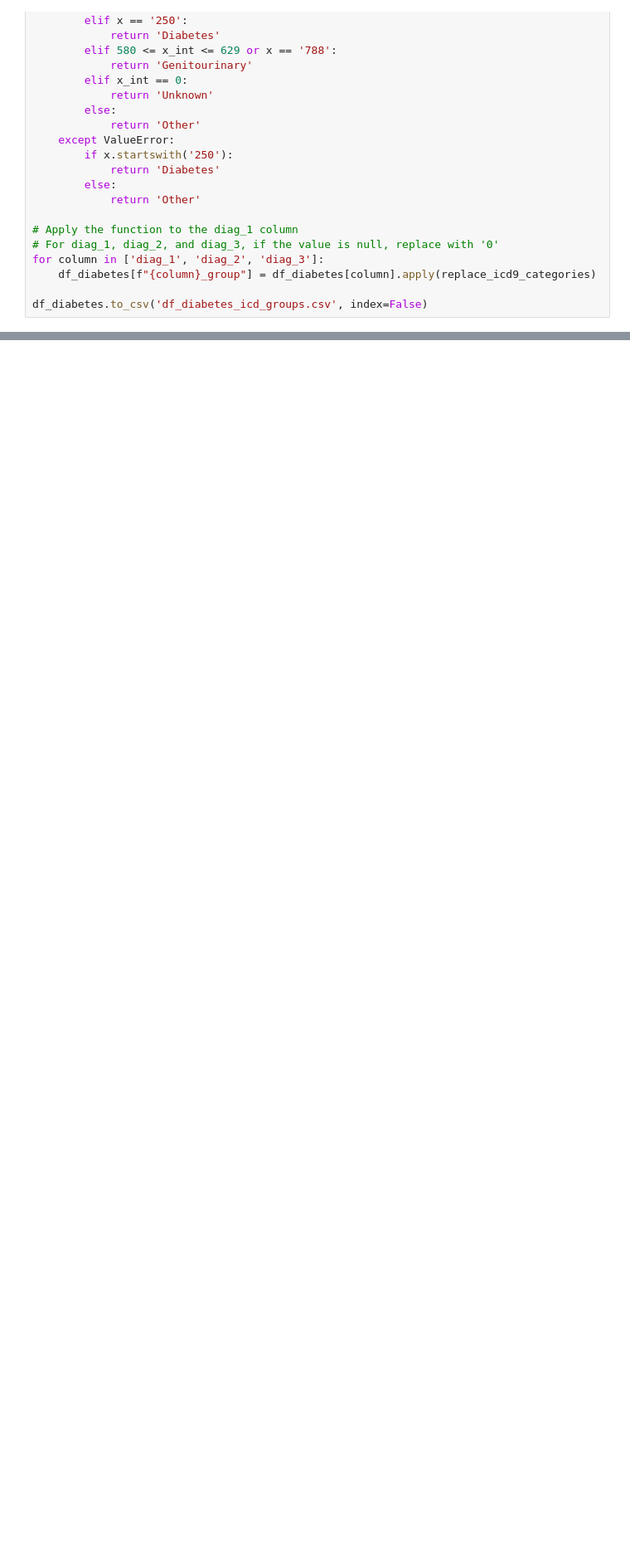
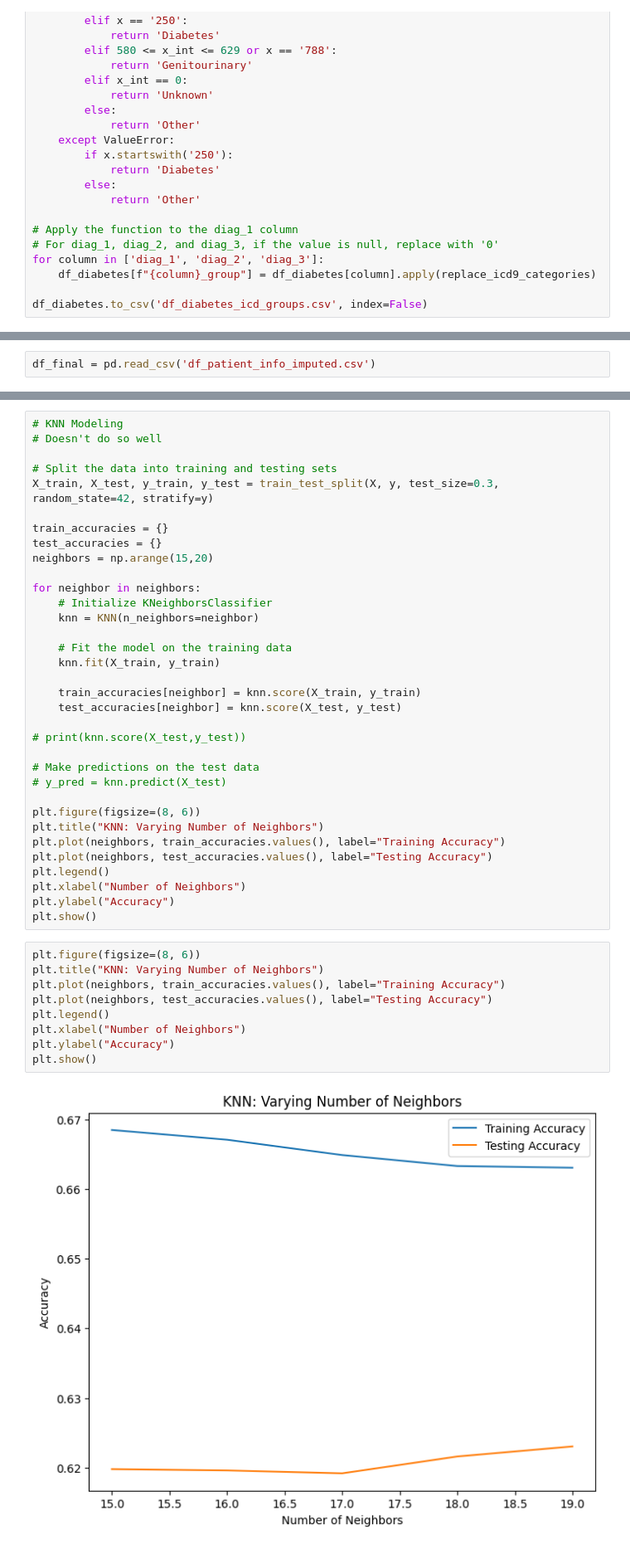
Before and after one commit to unseltdm/Yosemite, a Jupyter notebook: Diabetes_EDA.ipynb, the cells around one changed output, grey strips where cells are left out. Shown: that part at 83% size. Cells and saved outputs as stored; diff of their text form; blank space fills up the shorter version.

Commit message:
adding machine learning tests

```diff
--- a/Diabetes_EDA.ipynb
+++ b/Diabetes_EDA.ipynb
@@ -417,0 +426,2 @@ dtype: int64
+# %%
+df_final = pd.read_csv('df_patient_info_imputed.csv')
@@ -417,0 +656,45 @@ dtype: int64
+# %%
+# KNN Modeling
+# Doesn't do so well
+
+# Split the data into training and testing sets
+X_train, X_test, y_train, y_test = train_test_split(X, y, test_size=0.3, random_state=42, stratify=y)
+
+train_accuracies = {}
+test_accuracies = {}
+neighbors = np.arange(15,20)
+
+for neighbor in neighbors:
+    # Initialize KNeighborsClassifier
+    knn = KNN(n_neighbors=neighbor)
+
+    # Fit the model on the training data
+    knn.fit(X_train, y_train)
+
+    train_accuracies[neighbor] = knn.score(X_train, y_train)
+    test_accuracies[neighbor] = knn.score(X_test, y_test)
+
+# print(knn.score(X_test,y_test))
+
+# Make predictions on the test data
+# y_pred = knn.predict(X_test)
+
+plt.figure(figsize=(8, 6))
+plt.title("KNN: Varying Number of Neighbors")
+plt.plot(neighbors, train_accuracies.values(), label="Training Accuracy")
+plt.plot(neighbors, test_accuracies.values(), label="Testing Accuracy")
+plt.legend()
+plt.xlabel("Number of Neighbors")
+plt.ylabel("Accuracy")
+plt.show()
+# %%
+plt.figure(figsize=(8, 6))
+plt.title("KNN: Varying Number of Neighbors")
+plt.plot(neighbors, train_accuracies.values(), label="Training Accuracy")
+plt.plot(neighbors, test_accuracies.values(), label="Testing Accuracy")
+plt.legend()
+plt.xlabel("Number of Neighbors")
+plt.ylabel("Accuracy")
+plt.show()
+# %% [output]
+[figure, added]
```
Also changed, not shown: parts of 19 cells of this notebook.
